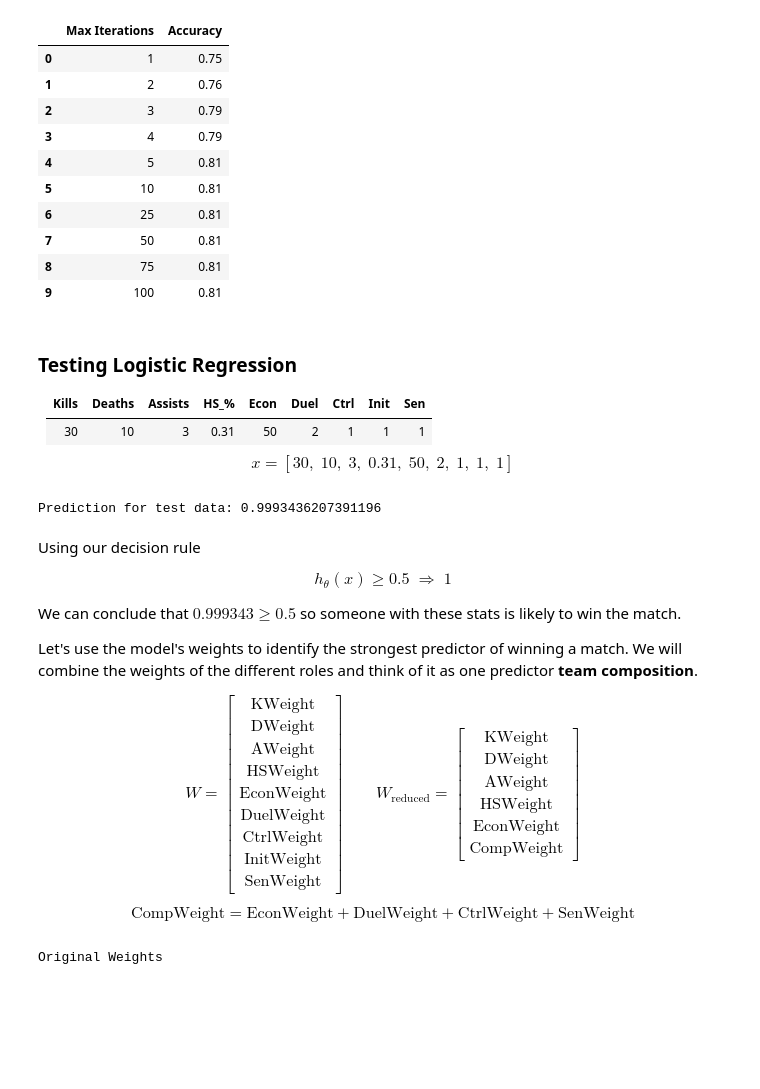
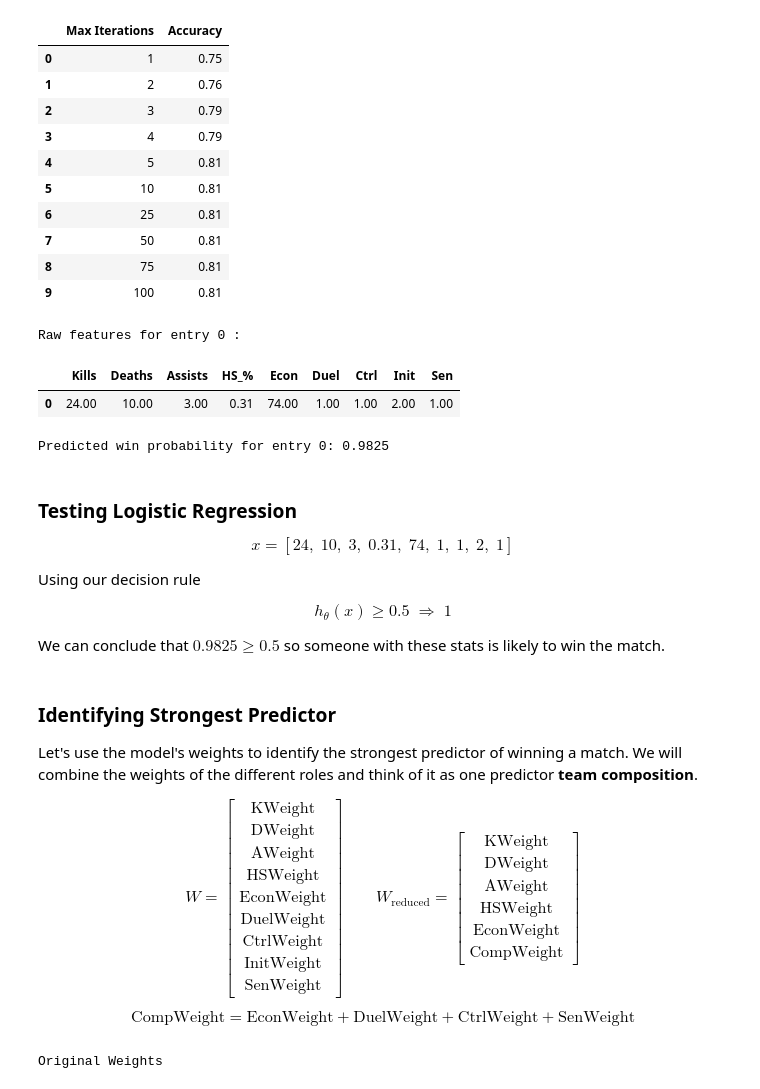
Before and after one commit to RosyTCosy/CS345-Final-Project, a Jupyter notebook: final_project.ipynb, the cells around one changed output. Drawn from its saved outputs; the diff is of its cells as text; code cells hidden in the pictures; blank space fills up the shorter version.

Commit message:
Logistic Regression Should Be Done! YAY!!!!!

```diff
--- a/final_project.ipynb
+++ b/final_project.ipynb
@@ -479,37 +479,47 @@ pd.DataFrame(data, columns=["Max Iterations", "Accuracy"])
 | 7 | 50 | 0.81 |
 | 8 | 75 | 0.81 |
 | 9 | 100 | 0.81 |
-# %% [markdown]
-### Testing Logistic Regression
-
-| Kills | Deaths | Assists | HS_% | Econ | Duel | Ctrl | Init | Sen |
-|------:|-------:|---------:|-----:|------:|------:|------:|------:|------:|
-|   30  |    10  |     3    | 0.31 |   50  |   2   |   1   |   1   |   1   |
-$$
-x = [30,\; 10,\; 3,\; 0.31,\; 50,\; 2,\; 1,\; 1,\; 1]
-$$
-# %%
-lr = LogisticRegression(max_iter=1000, random_state=42)
-lr.fit(X_train_scaled, y_train)
-y_pred = lr.predict(X_test_scaled)
-
-
-test_data = np.array([[30,10,3,0.31,50,2,1,1,1]])  # shape (1, 9)
-test_data_scaled = transform_features(test_data)
-
-prediction = lr.predict_proba(test_data_scaled)
-print("Prediction for test data:", prediction[0][1])
-# %% [output]
-Prediction for test data: 0.9993436207391196
+# %%
+lr = LogisticRegression(max_iter=1000, random_state=42)
+lr.fit(X_train_scaled, y_train)
+y_pred = lr.predict(X_test_scaled)
+
+
+test_data = X[0]
+
+print("Raw features for entry", 0, ":")
+test_df = pd.DataFrame(
+    [test_data],
+    columns=["Kills", "Deaths", "Assists", "HS_%", "Econ", "Duel", "Ctrl", "Init", "Sen"]
+)
+display(test_df)
+
+test_data_scaled = transform_features(test_data.reshape(1, -1))
+
+probs = lr.predict_proba(test_data_scaled)
+win_prob = probs[0, 1]
+
+print(f"Predicted win probability for entry {0}: {win_prob:.4f}")
+# %% [output]
+Raw features for entry 0 :
+|  | Kills | Deaths | Assists | HS_% | Econ | Duel | Ctrl | Init | Sen |
+| 0 | 24.00 | 10.00 | 3.00 | 0.31 | 74.00 | 1.00 | 1.00 | 2.00 | 1.00 |
+Predicted win probability for entry 0: 0.9825
+# %% [markdown]
+### Testing Logistic Regression
+$$
+x = [24,\; 10,\; 3,\; 0.31,\; 74,\; 1,\; 1,\; 2,\; 1]
+$$
+
+Using our decision rule
+
+$$
+h_\theta(x) \ge 0.5 \;\Rightarrow\; 1
+$$
+
+We can conclude that $0.9825 \ge 0.5$ so someone with these stats is likely to win the match.
 # %% [markdown]
-Using our decision rule
-
-$$
-h_\theta(x) \ge 0.5 \;\Rightarrow\; 1
-$$
-
-We can conclude that $0.999343 \ge 0.5$ so someone with these stats is likely to win the match.
-
+### Identifying Strongest Predictor
 Let's use the model's weights to identify the strongest predictor of winning a match. We will combine the weights of the different roles and think of it as one predictor **team composition**.
 
 $$
```
Also changed, not shown: parts of 5 cells of this notebook.
